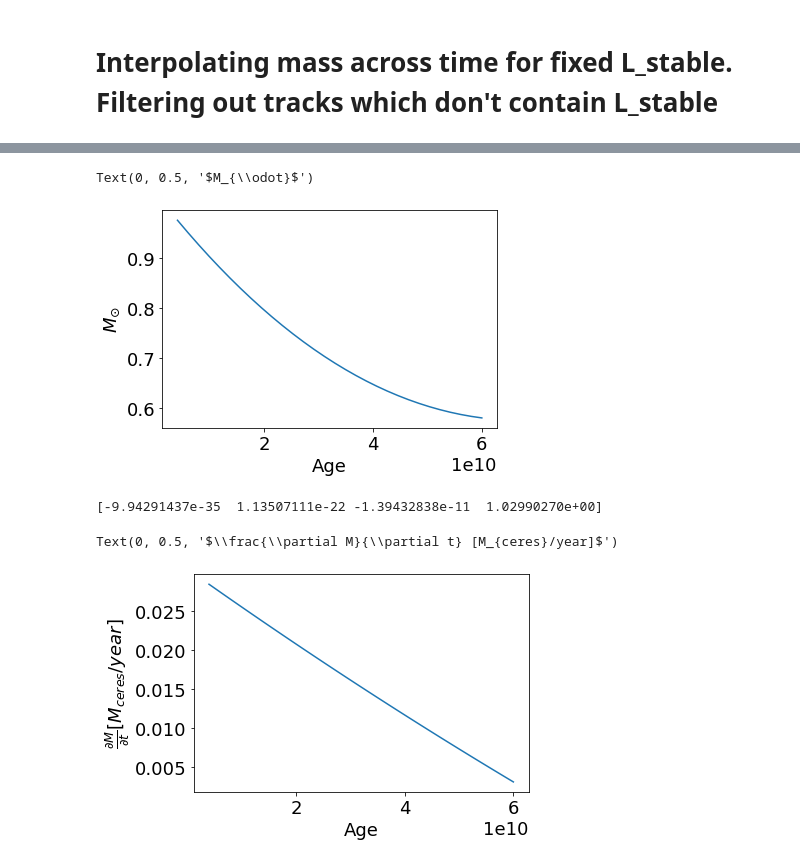
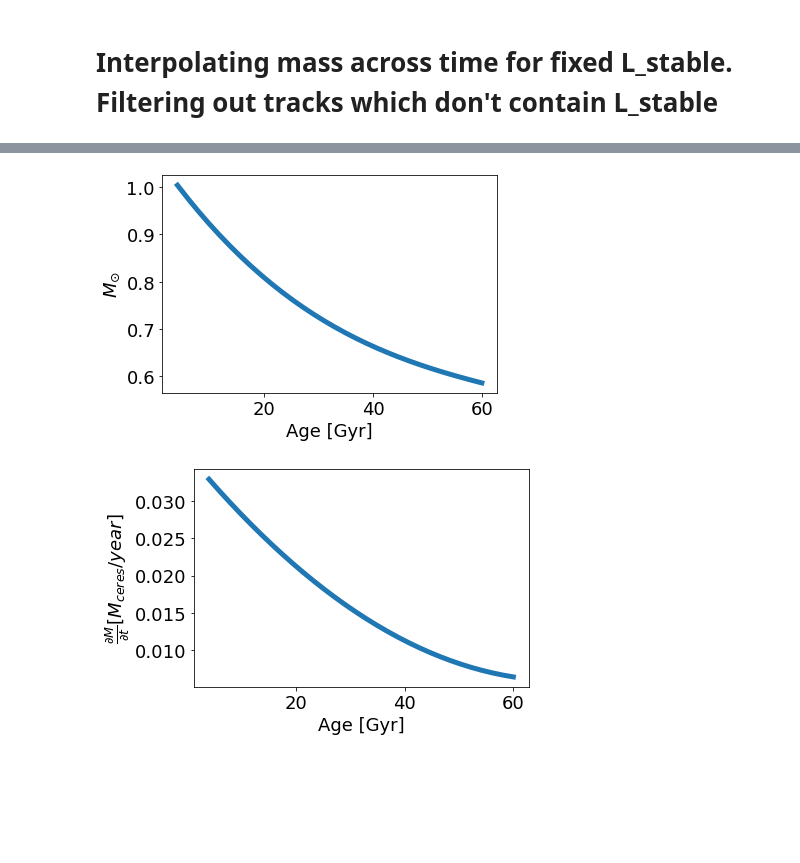
Before and after one commit to mscoggs/star_lifting, a Jupyter notebook: star_lifting.ipynb, the cells around one changed output, grey strips where cells are left out. Cells and saved outputs as stored; diff of their text form; code cells hidden in the pictures; blank space fills up the shorter version.

```diff
--- a/star_lifting.ipynb
+++ b/star_lifting.ipynb
@@ -57,20 +59,22 @@ def flatten(arr):
         new_arr.extend(list(m))
     return new_arr
 
+#clean the data, remove non-monotonic regions and track that don't have log_l = 0
+age2,mass2,log_L2 = [],[],[]
+for a_list, m_list, l_list,i in  zip(age, mass,log_L,range(len(mass))):
+    mono_inds = monotonic_indices(l_list)
+    l_list = np.array(l_list)[mono_inds]
+    a_list = np.array(a_list)[mono_inds]
+    m_list = np.array(m_list)[mono_inds]
+    if((np.any(np.array(l_list) <= 0)) and (np.any(np.array(l_list) >= 0))):
+        age2.append(a_list),mass2.append(m_list),log_L2.append(l_list)
 
-a,b=0,np.size(mass)
-m2,a2,l2 =flatten(mass[a:b]), flatten(age[a:b]),flatten(log_L[a:b])
+
+a,b=0,np.size(mass2)
+m2,a2,l2 =flatten(mass2[a:b]), flatten(age2[a:b]),flatten(log_L2[a:b])
 x,y,z = m2,a2,l2
-linear_interp = interpolate.griddata((x, y), z, (1,Asol), method= "linear")
-cubic_interp = interpolate.griddata((x, y), z, (1,Asol), method= "cubic")
-
-a,b=20,40
-m2,a2,l2 =flatten(mass[a:b]), flatten(age[a:b]),flatten(log_L[a:b])
-x,y,z = m2,a2,l2
-
-linear_interp_zoomed = interpolate.griddata((x, y), z, (1,Asol), method= "linear")
-cubic_interp_zoomed = interpolate.griddata((x, y), z, (1,Asol), method= "cubic")
+linear_interp = griddata((x, y), z, (1,Asol), method= "linear")
+cubic_interp = griddata((x, y), z, (1,Asol), method= "cubic")
 # %%
-linear_interp,cubic_interp,linear_interp_zoomed,cubic_interp_zoomed = 0.034970759192134104, 0.015811547420965237, 0.04497591274532205, 0.020279790803037403
-print(linear_interp,cubic_interp,linear_interp_zoomed,cubic_interp_zoomed)
+print(linear_interp,cubic_interp)
 # %% [output]
@@ -85,15 +89,9 @@ Finding an L_stable that's a bit closer than David's value but I don't trust thi
 # %% [markdown]
 # Interpolating mass across time for fixed L_stable. Filtering out tracks which don't contain L_stable
 # %%
-keep = []
-for i,l_arr in enumerate(log_L):
-    if(not(np.all(l_arr > l_stable) or np.all(l_arr < l_stable))): keep.append(i)
-
-m,a,l = flatten(np.array(mass)[keep]),flatten(np.array(age)[keep]),flatten(np.array(log_L)[keep])
-
 time = np.linspace(4e9,6e10,30)
 lum = np.linspace(l_stable, l_stable,30)
 
-mass_interp_linear = interpolate.griddata((a,l), m, (time,lum), method= "linear")
+mass_interp_linear = griddata((a2,l2), m2, (time,lum), method= "linear")
 # %%
 plt.rcParams.update({'font.size': 18})
@@ -129,9 +109,9 @@ plt.legend()
 fit = np.polyfit(time, mass_interp_linear,3)
 poly = np.poly1d(fit)
 poly_fit = poly(time)
-plt.plot(time, poly_fit)
-plt.xlabel("Age")
+plt.plot(time/1e9, poly_fit,lw=5)
+plt.xlabel("Age [Gyr]")
 plt.ylabel(r"$M_{\odot}$")
+plt.savefig("mass_vs_age_3dinterp.pdf",bbox_inches="tight")
 # %% [output]
-Text(0, 0.5, '$M_{\\odot}$')
-[figure, old version]
+[figure, new version]
@@ -140,13 +118,10 @@ m_sol, m_ceres = 1.98847e30,9.1e20
-# %%
-print(fit)
-# %% [output]
-[-9.94291437e-35  1.13507111e-22 -1.39432838e-11  1.02990270e+00]
 # %%
+m_sol, m_ceres = 1.98847e30,9.1e20
 poly_der = np.polyder(poly)
 poly_der_fit = poly_der(time)
-plt.plot(time, -poly_der_fit*m_sol/m_ceres)
-plt.xlabel("Age")
+plt.plot(time/1e9, -poly_der_fit*m_sol/m_ceres,lw=5)
+plt.xlabel("Age [Gyr]")
 plt.ylabel(r"$\frac{\partial M}{\partial t} [M_{ceres}/year]$")
+plt.savefig("dmdt_vs_age_3dinterp.pdf",bbox_inches="tight")
 # %% [output]
-Text(0, 0.5, '$\\frac{\\partial M}{\\partial t} [M_{ceres}/year]$')
-[figure, old version]
+[figure, new version]
```
Also changed, not shown: parts of 25 cells of this notebook.
